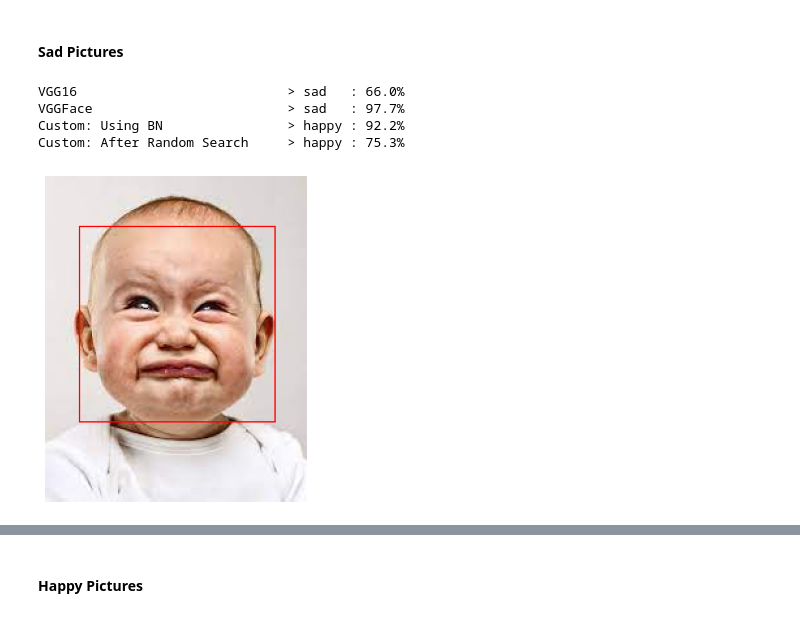
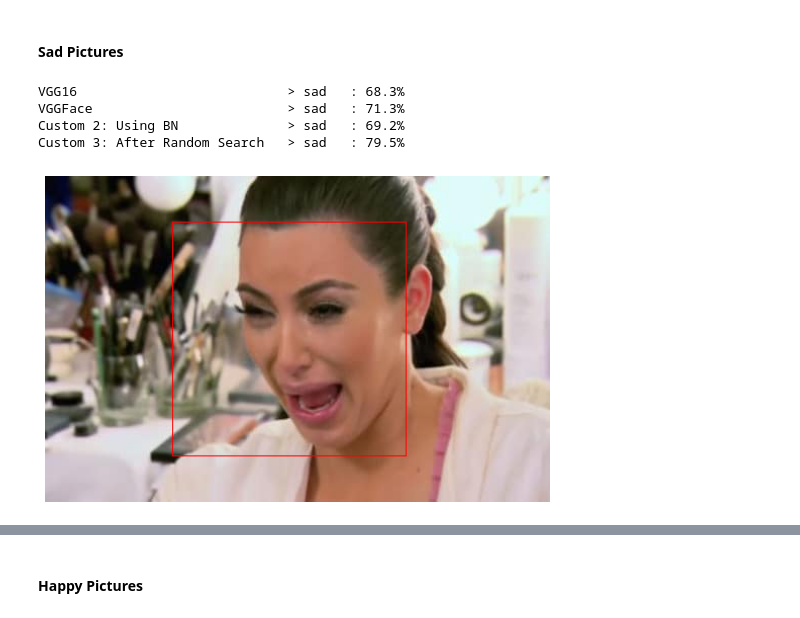
Before and after one commit to jeffersonqiu/general_assembly_capstone, a Jupyter notebook: Facial Emotion Recognition/2. Model Performance Review.ipynb, the cells around one changed output, grey strips where cells are left out. Drawn from its saved outputs; the diff is of its cells as text; code cells hidden in the pictures.

```diff
--- a/Facial Emotion Recognition/2. Model Performance Review.ipynb
+++ b/Facial Emotion Recognition/2. Model Performance Review.ipynb
@@ -187,16 +184,16 @@ def predict_function(model_name, model, array):
     print("{}> {}\t: {}%".format(model_name, label, np.round(max(pred[0])*100,1)))
 # %%
 models = [model_vgg16, model_vggface, model_custom_2, model_custom_3]
-model_names = ['VGG16\t\t\t\t', 'VGGFace\t\t\t\t', 'Custom: Using BN\t\t', 'Custom: After Random Search\t']
+model_names = ['VGG16\t\t\t\t', 'VGGFace\t\t\t\t', 'Custom 2: Using BN\t\t', 'Custom 3: After Random Search\t']
 # %% [markdown]
 ### Classification from Picture
 # %% [markdown]
 #### Sad Pictures
-# %%
-detect_identify_picture('./media/sad_baby.jpeg', models, model_names, False)
-# %% [output]
-VGG16                           > sad   : 66.0%
-VGGFace                         > sad   : 97.7%
-Custom: Using BN                > happy : 92.2%
-Custom: After Random Search     > happy : 75.3%
-[figure, removed]
+# %%
+detect_identify_picture('./media/kk-crying.jpeg', models, model_names, False)
+# %% [output]
+VGG16                           > sad   : 68.3%
+VGGFace                         > sad   : 71.3%
+Custom 2: Using BN              > sad   : 69.2%
+Custom 3: After Random Search   > sad   : 79.5%
+[figure, added]
```
Also changed, not shown: parts of 15 cells of this notebook, 4 other files.
